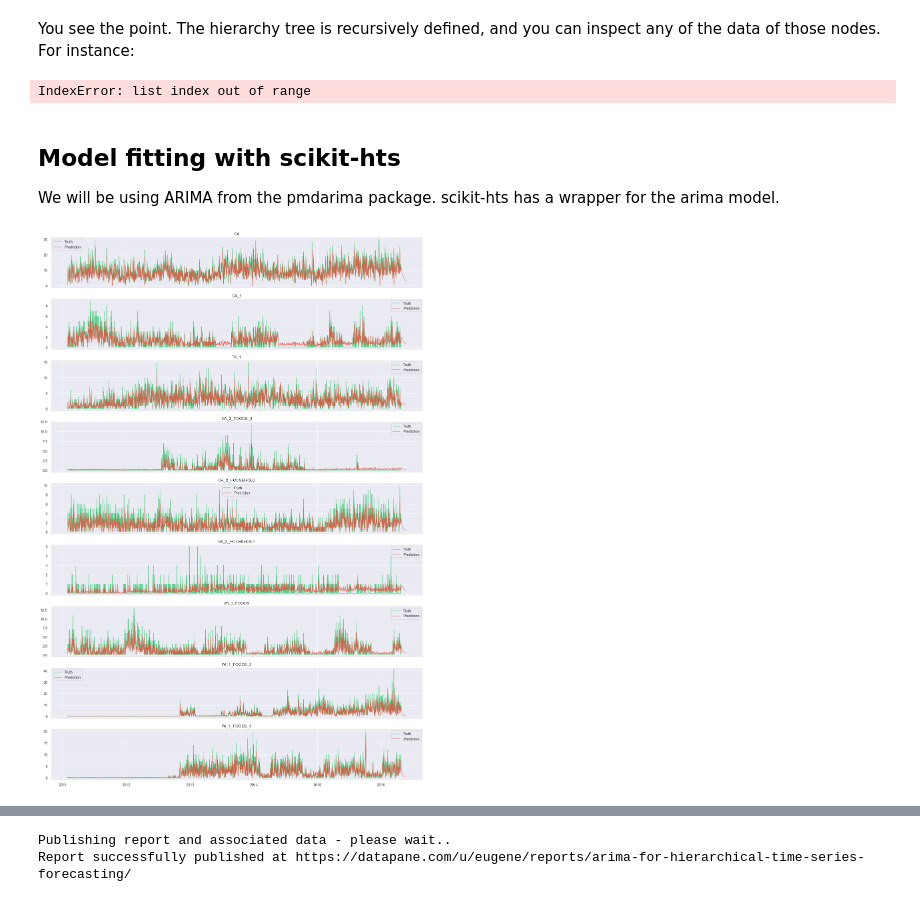
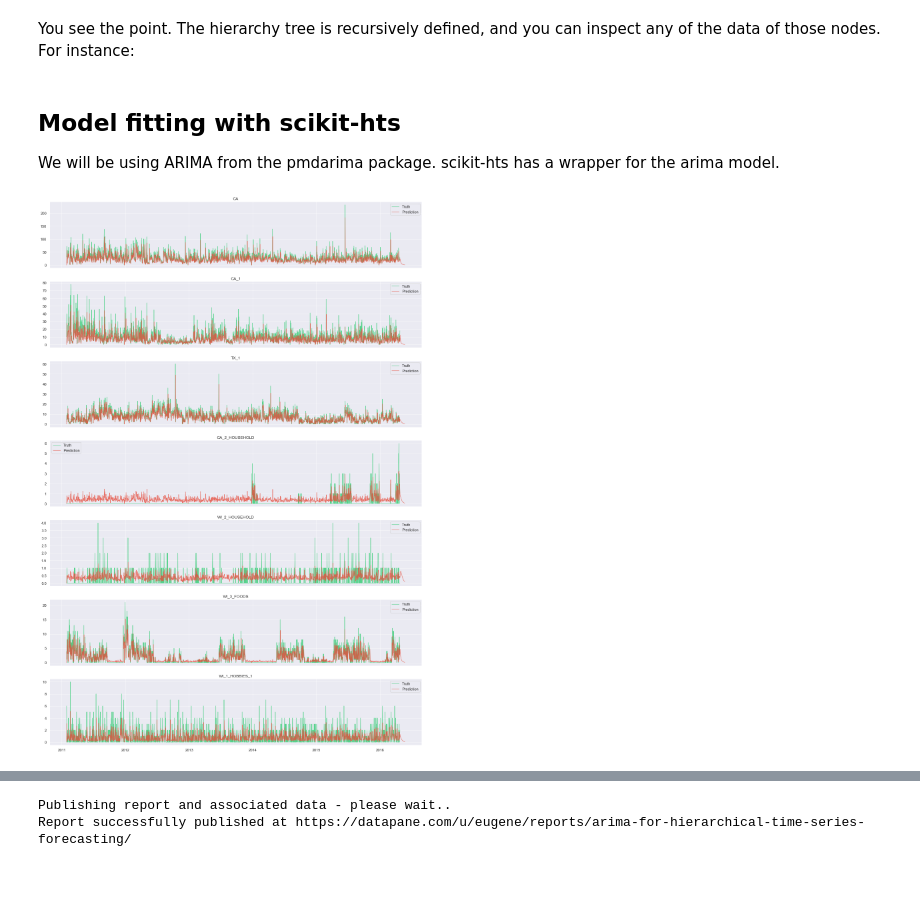
Before and after one commit to eugeneteoh/Medium-Notebooks, a Jupyter notebook: arima_hierarchical/arima_hierarchical.ipynb, the cells around one changed output, grey strips where cells are left out. Drawn from its saved outputs; the diff is of its cells as text; code cells hidden in the pictures.

```diff
--- a/arima_hierarchical/arima_hierarchical.ipynb
+++ b/arima_hierarchical/arima_hierarchical.ipynb
@@ -272,10 +264,8 @@ Let's print the tree from the California node:
 You see the point. The hierarchy tree is recursively defined, and you can inspect any of the data of those nodes. For instance:
 # %%
 # observe the recursive structure
-print(f'Node: {ht.children[0].children[2].children[2].key}, item: ')
-ht.children[0].children[2].children[2].item
+# print(f'Node: {ht.children[0].children[2].children[2].key}, item: ')
+# ht.children[0].children[2].children[2].item
-# %% [output]
-IndexError: list index out of range
 # %%
 df = df.resample("D").sum()
 # %% [markdown]
@@ -291,35 +281,35 @@ preds = model.predict(steps_ahead=28)
 # %%
 PLOT = ['CA',
         'CA_1',
         'TX_1',
-        'CA_2_FOODS_3',
+        # 'CA_2_FOODS_3',
         'CA_2_HOUSEHOLD',
         'WI_2_HOUSEHOLD',
         'WI_3_FOODS',
-        'WI_1_FOODS_2',
-        'WI_1_FOODS_3',
-#         'WI_2_HOUSEHOLD_1',
-#         'WI_1_HOBBIES_1',
+        # 'WI_1_FOODS_2',
+        # 'WI_1_FOODS_3',
+        # 'WI_2_HOUSEHOLD_1',
+        'WI_1_HOBBIES_1',
        ]
 
 fig, axs = plt.subplots(len(PLOT), figsize=(20, 30), sharex=True)
 # ax.grid(alpha=0.75)
 PLOT_FROM = 0
 dts = preds[PLOT_FROM:].index
 
 for i, group in enumerate(PLOT):
     axs[i].plot(df[PLOT_FROM:][group],
             lw=1.1,
             color='#2ecc71',
             alpha=0.8,
             label='Truth')
     axs[i].plot(preds[PLOT_FROM:][group],
             lw=1.1,
             color='#e74c3c',
             alpha=0.8,
             label='Prediction')
     axs[i].grid(alpha=0.75)
     axs[i].legend()
     axs[i].set_title(group)
 # %% [output]
-[figure, old version]
+[figure, new version]
```
Also changed, not shown: parts of 12 cells of this notebook, 16 other files.
